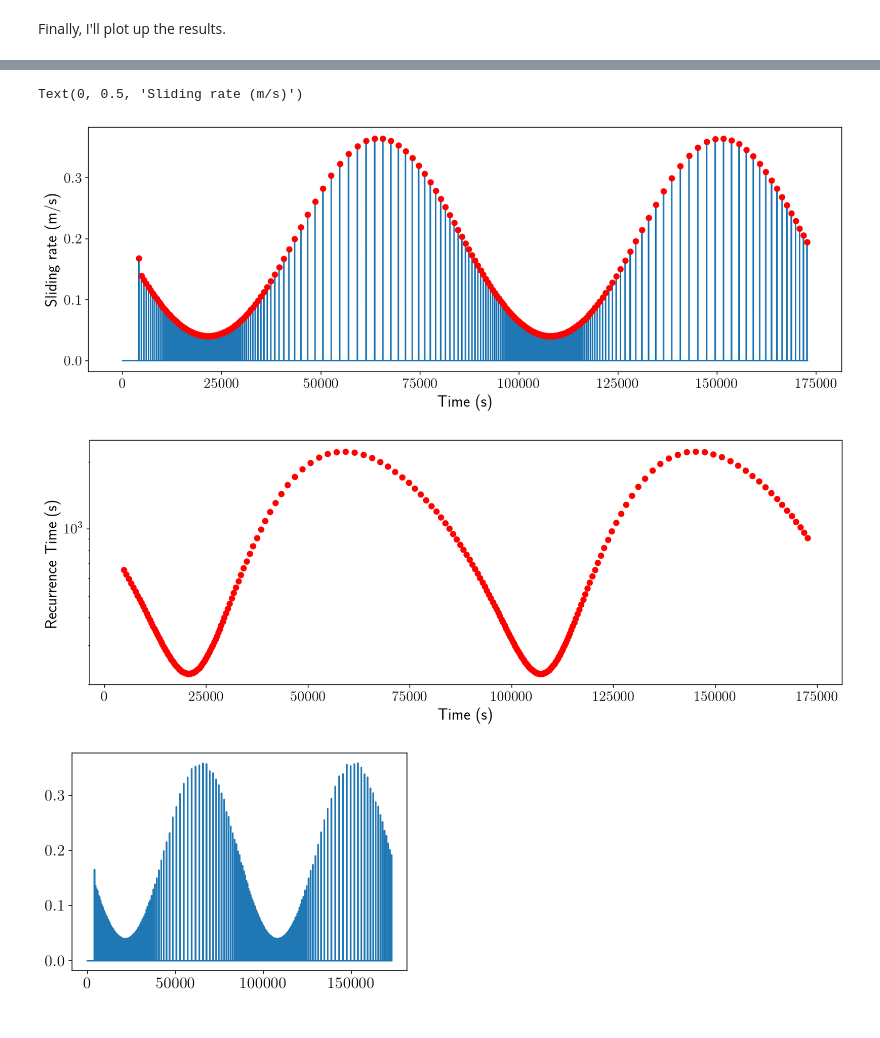
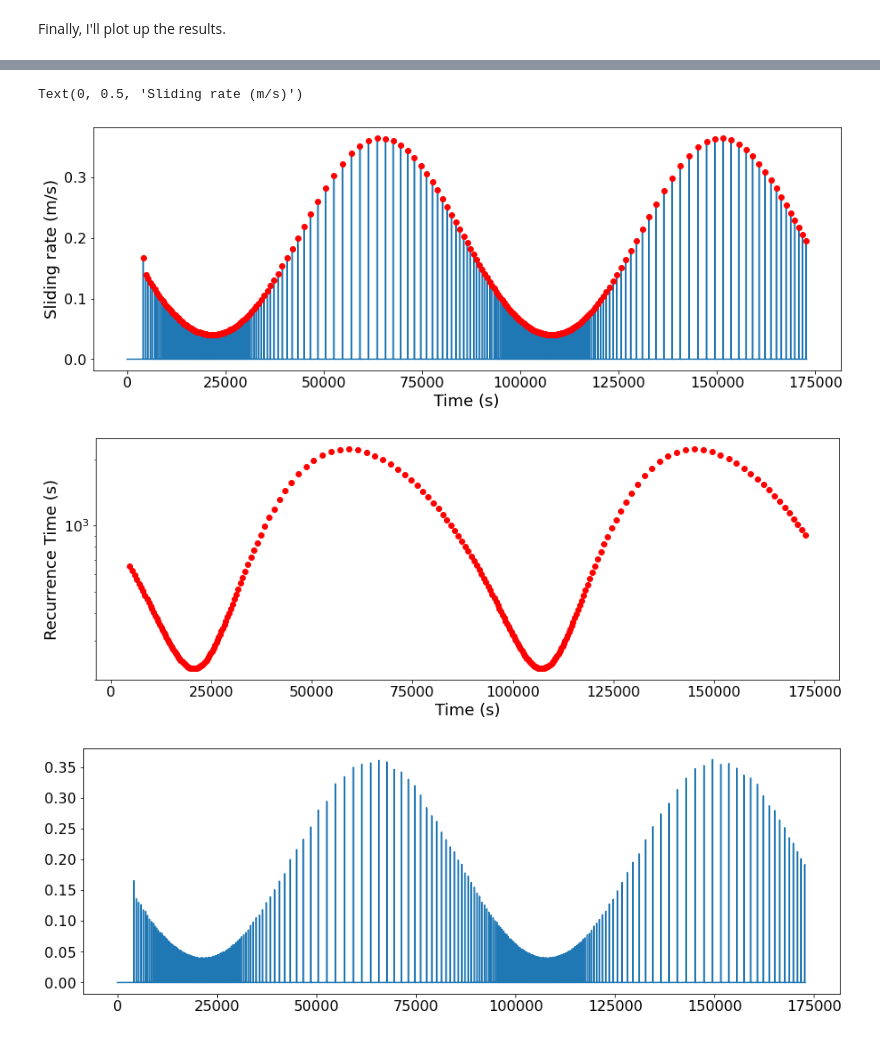
Before and after one commit to bradlipovsky/python-rsf-slider, a Jupyter notebook: block_slider_diurnal_velocity_fluctuations.ipynb, the cells around one changed output, grey strips where cells are left out. Saved outputs shown, nothing was run; the diff lists cells and outputs as text; code cells hidden in the pictures.

Commit message:
disable latex for greater portability

```diff
--- a/block_slider_diurnal_velocity_fluctuations.ipynb
+++ b/block_slider_diurnal_velocity_fluctuations.ipynb
@@ -140,10 +139,9 @@ h_tau_qd = h_tau_qs[1:] - eta * h_V
 # %% [markdown]
 Finally, I'll plot up the results.
 # %%
-#plt.style.use('dark_background')
-%matplotlib inline
-%config InlineBackend.figure_format = 'retina'
-plt.rcParams['text.usetex'] = True
+# #plt.style.use('dark_background')
+# # %config InlineBackend.figure_format = 'retina'
+# plt.rcParams['text.usetex'] = True
 plt.rcParams['font.size'] = 20
 plt.rcParams['axes.labelsize'] = 18
 plt.rcParams['axes.titlesize'] = 20
@@ -151,6 +149,5 @@ plt.rcParams['xtick.labelsize'] = 16
 plt.rcParams['ytick.labelsize'] = 16
 plt.rcParams['legend.fontsize'] = 20
 plt.rcParams['figure.titlesize'] = 22
-plt.rcParams['text.latex.preamble'] = '\\usepackage{amsmath}'
-plt.rcParams['savefig.transparent'] = False
+# # plt.rcParams['text.latex.preamble'] = '\\usepackage{amsmath}'
 # %%
@@ -205,7 +203,8 @@ history
 
 
 peaks, _ = find_peaks(h_V,height=max(h_V)/100,distance=400)
-plt.figure(figsize = (15, 5))
+fig, ax = plt.subplots(figsize = (15, 5))
+fig.patch.set_facecolor('white')
 plt.plot(history.t[1:], h_V)
 plt.plot(history.t[peaks], h_V[peaks],'or')
 # plt.yscale('log')
@@ -214,25 +213,27 @@ plt.xlabel('Time (s)')
 plt.ylabel('Sliding rate (m/s)')
 # %% [output]
 Text(0, 0.5, 'Sliding rate (m/s)')
-[figure, old version]
+[figure, new version]
 # %%
-plt.figure(figsize = (15, 5))
+fig, ax = plt.subplots(figsize = (15, 5))
+fig.patch.set_facecolor('white')
 plt.plot(history.t[peaks[1:]],np.diff(history.t[peaks]),'or')
 plt.ylabel('Recurrence Time (s)')
 plt.xlabel('Time (s)')
 plt.yscale('log')
 # %% [output]
-[figure, old version]
+[figure, new version]
 # %%
 from scipy import interpolate
 f = interpolate.interp1d(history.t[1:], h_V)
 t_new = np.arange(min(history.t[1:]), max(history.t[1:]), 1e-3)
 V_new = f(t_new)   # use interpolation function returned by `interp1d`
-plt.figure()
+fig, ax = plt.subplots(figsize = (15, 5))
+fig.patch.set_facecolor('white')
 plt.plot(t_new, V_new, '-')
 plt.show()
 # %% [output]
-[figure, old version]
+[figure, new version]
 # %%
 from scipy import signal
 
```
Also changed, not shown: parts of 6 cells of this notebook.
